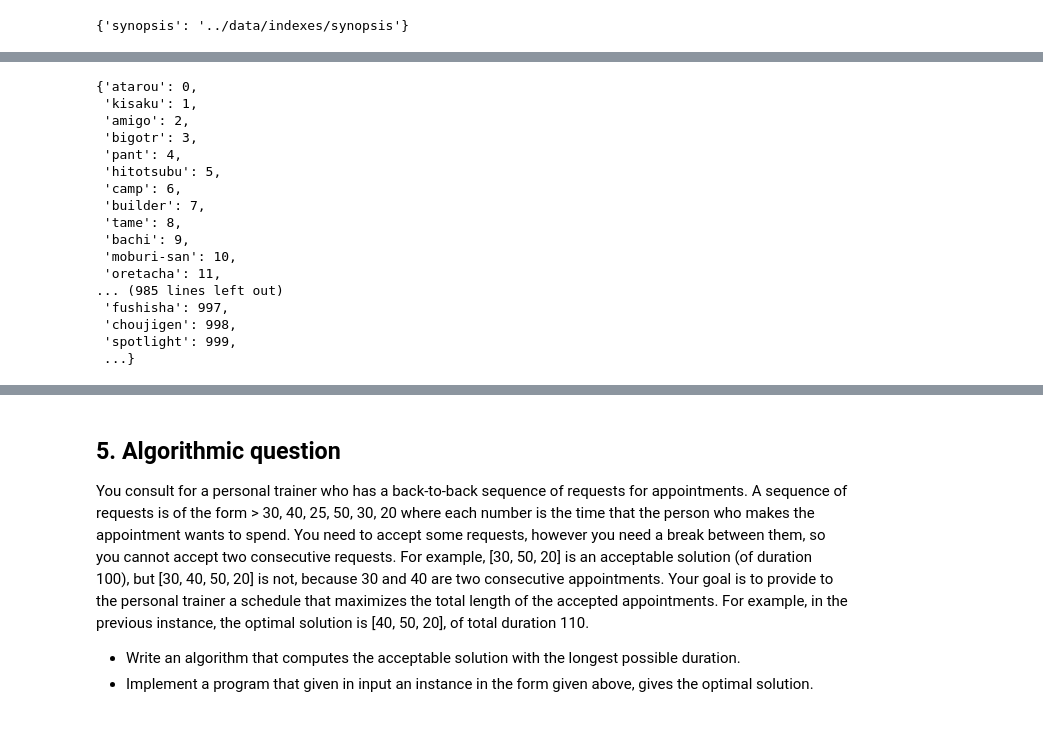
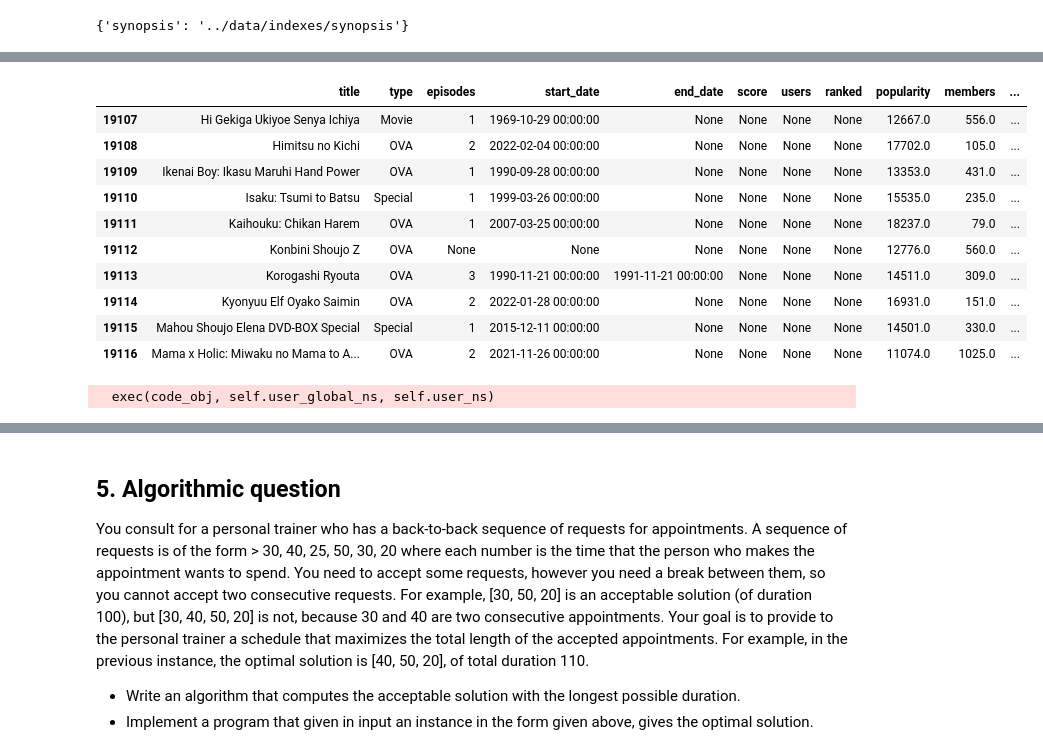
Before and after one commit to AlessandroPecchini/ADM-HW3, a Jupyter notebook: code/main.ipynb, the cells around one changed output, grey strips where cells are left out. Saved outputs shown, nothing was run; the diff lists cells and outputs as text; code cells hidden in the pictures; blank space fills up the shorter version.

Commit message:
fixed reading of the file and fixed the total_pages.tsv file

```diff
--- a/code/main.ipynb
+++ b/code/main.ipynb
@@ -548,23 +570,3 @@ voc_staff = create_vocab(prepr_staff)
 voc_voices = create_vocab(prepr_voices)
 voc_characters = create_vocab(prepr_characters)
 voc_title = create_vocab(prepr_title)
-# %%
-voc_title
-# %% [output]
-{'atarou': 0,
- 'kisaku': 1,
- 'amigo': 2,
- 'bigotr': 3,
- 'pant': 4,
- 'hitotsubu': 5,
- 'camp': 6,
- 'builder': 7,
- 'tame': 8,
- 'bachi': 9,
- 'moburi-san': 10,
- 'oretacha': 11,
-... (985 lines left out)
- 'fushisha': 997,
- 'choujigen': 998,
- 'spotlight': 999,
- ...}
@@ -570,0 +575,21 @@ voc_title
+# %%
+df.tail(10)
+# %% [output]
+|  | title | type | episodes | start_date | end_date | score | users | ranked | popularity | members | ... |
+| 19107 | Hi Gekiga Ukiyoe Senya Ichiya | Movie | 1 | 1969-10-29 00:00:00 | None | None | None | None | 12667.0 | 556.0 | ... |
+| 19108 | Himitsu no Kichi | OVA | 2 | 2022-02-04 00:00:00 | None | None | None | None | 17702.0 | 105.0 | ... |
+| 19109 | Ikenai Boy: Ikasu Maruhi Hand Power | OVA | 1 | 1990-09-28 00:00:00 | None | None | None | None | 13353.0 | 431.0 | ... |
+| 19110 | Isaku: Tsumi to Batsu | Special | 1 | 1999-03-26 00:00:00 | None | None | None | None | 15535.0 | 235.0 | ... |
+| 19111 | Kaihouku: Chikan Harem | OVA | 1 | 2007-03-25 00:00:00 | None | None | None | None | 18237.0 | 79.0 | ... |
+| 19112 | Konbini Shoujo Z | OVA | None | None | None | None | None | None | 12776.0 | 560.0 | ... |
+| 19113 | Korogashi Ryouta | OVA | 3 | 1990-11-21 00:00:00 | 1991-11-21 00:00:00 | None | None | None | 14511.0 | 309.0 | ... |
+| 19114 | Kyonyuu Elf Oyako Saimin | OVA | 2 | 2022-01-28 00:00:00 | None | None | None | None | 16931.0 | 151.0 | ... |
+| 19115 | Mahou Shoujo Elena DVD-BOX Special | Special | 1 | 2015-12-11 00:00:00 | None | None | None | None | 14501.0 | 330.0 | ... |
+| 19116 | Mama x Holic: Miwaku no Mama to A... | OVA | 2 | 2021-11-26 00:00:00 | None | None | None | None | 11074.0 | 1025.0 | ... |
+# %%
+import csv
+df_dirty = pd.read_table("../shared_stuff/tsv_files/total_pages.tsv",
+                       delimiter = "\t",
+                       header = "infer",quoting=csv.QUOTE_NONE, error_bad_lines=False)
+# %% [output]
+  exec(code_obj, self.user_global_ns, self.user_ns)
```
Also changed, not shown: parts of 5 cells of this notebook, 1 other file.
